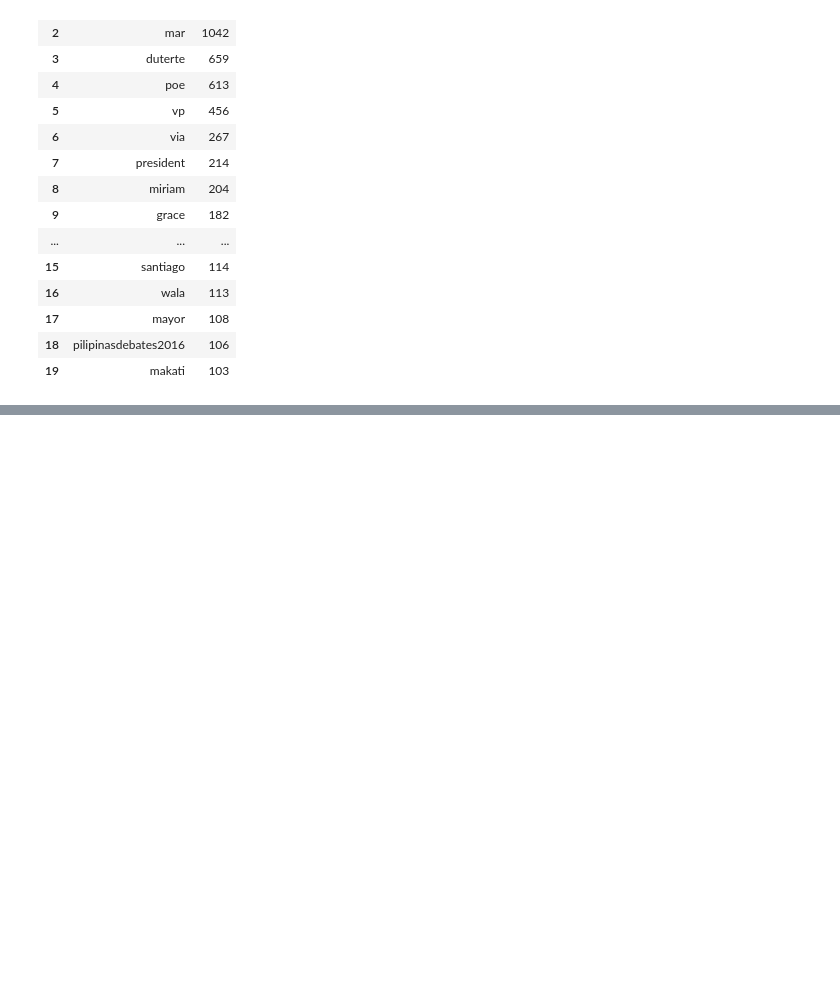
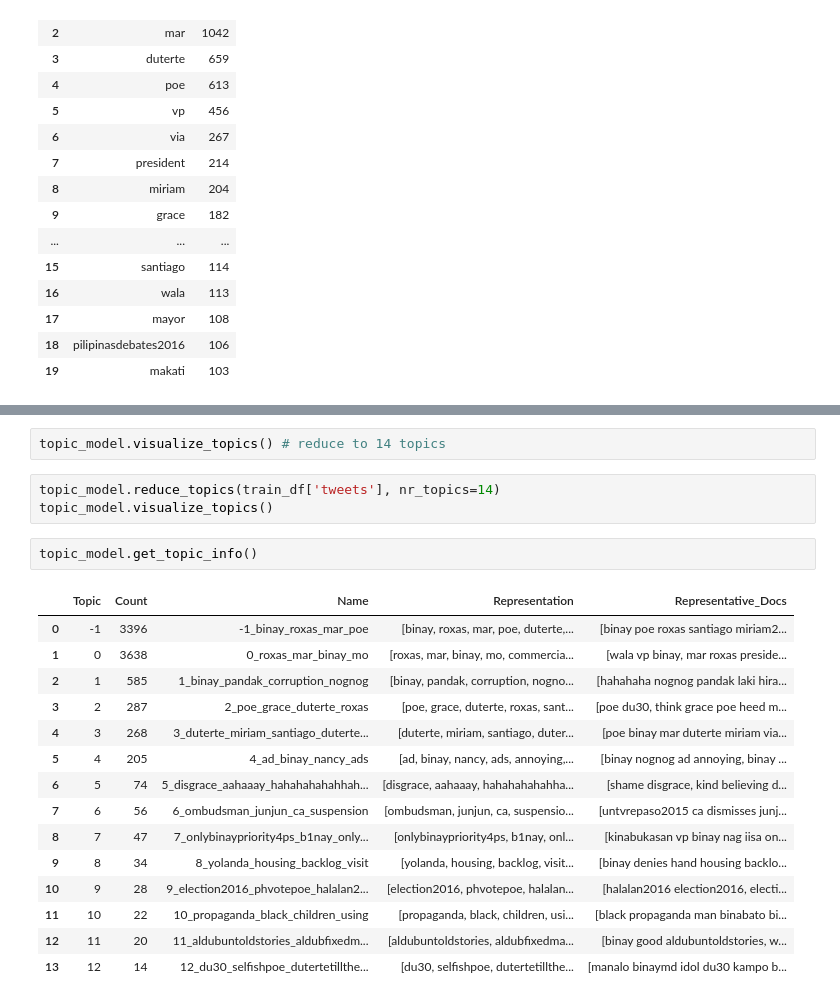
Before and after one commit to lendl-uy/hate-speech-detection, a Jupyter notebook: dataset/eda.ipynb, the cells around one changed output, grey strips where cells are left out. Drawn from its saved outputs; the diff is of its cells as text; blank space fills up the shorter version.

```diff
--- a/dataset/eda.ipynb
+++ b/dataset/eda.ipynb
@@ -303,0 +369,23 @@ See the caveats in the documentation: https://pandas.pydata.org/pandas-docs/stab
+# %%
+topic_model.visualize_topics() # reduce to 14 topics
+# %%
+topic_model.reduce_topics(train_df['tweets'], nr_topics=14)
+topic_model.visualize_topics()
+# %%
+topic_model.get_topic_info()
+# %% [output]
+|  | Topic | Count | Name | Representation | Representative_Docs |
+| 0 | -1 | 3396 | -1_binay_roxas_mar_poe | [binay, roxas, mar, poe, duterte,... | [binay poe roxas santiago miriam2... |
+| 1 | 0 | 3638 | 0_roxas_mar_binay_mo | [roxas, mar, binay, mo, commercia... | [wala vp binay, mar roxas preside... |
+| 2 | 1 | 585 | 1_binay_pandak_corruption_nognog | [binay, pandak, corruption, nogno... | [hahahaha nognog pandak laki hira... |
+| 3 | 2 | 287 | 2_poe_grace_duterte_roxas | [poe, grace, duterte, roxas, sant... | [poe du30, think grace poe heed m... |
+| 4 | 3 | 268 | 3_duterte_miriam_santiago_duterte... | [duterte, miriam, santiago, duter... | [poe binay mar duterte miriam via... |
+| 5 | 4 | 205 | 4_ad_binay_nancy_ads | [ad, binay, nancy, ads, annoying,... | [binay nognog ad annoying, binay ... |
+| 6 | 5 | 74 | 5_disgrace_aahaaay_hahahahahahhah... | [disgrace, aahaaay, hahahahahahha... | [shame disgrace, kind believing d... |
+| 7 | 6 | 56 | 6_ombudsman_junjun_ca_suspension | [ombudsman, junjun, ca, suspensio... | [untvrepaso2015 ca dismisses junj... |
+| 8 | 7 | 47 | 7_onlybinaypriority4ps_b1nay_only... | [onlybinaypriority4ps, b1nay, onl... | [kinabukasan vp binay nag iisa on... |
+| 9 | 8 | 34 | 8_yolanda_housing_backlog_visit | [yolanda, housing, backlog, visit... | [binay denies hand housing backlo... |
+| 10 | 9 | 28 | 9_election2016_phvotepoe_halalan2... | [election2016, phvotepoe, halalan... | [halalan2016 election2016, electi... |
+| 11 | 10 | 22 | 10_propaganda_black_children_using | [propaganda, black, children, usi... | [black propaganda man binabato bi... |
+| 12 | 11 | 20 | 11_aldubuntoldstories_aldubfixedm... | [aldubuntoldstories, aldubfixedma... | [binay good aldubuntoldstories, w... |
+| 13 | 12 | 14 | 12_du30_selfishpoe_dutertetillthe... | [du30, selfishpoe, dutertetillthe... | [manalo binaymd idol du30 kampo b... |
```
Also changed, not shown: parts of 14 cells of this notebook.
